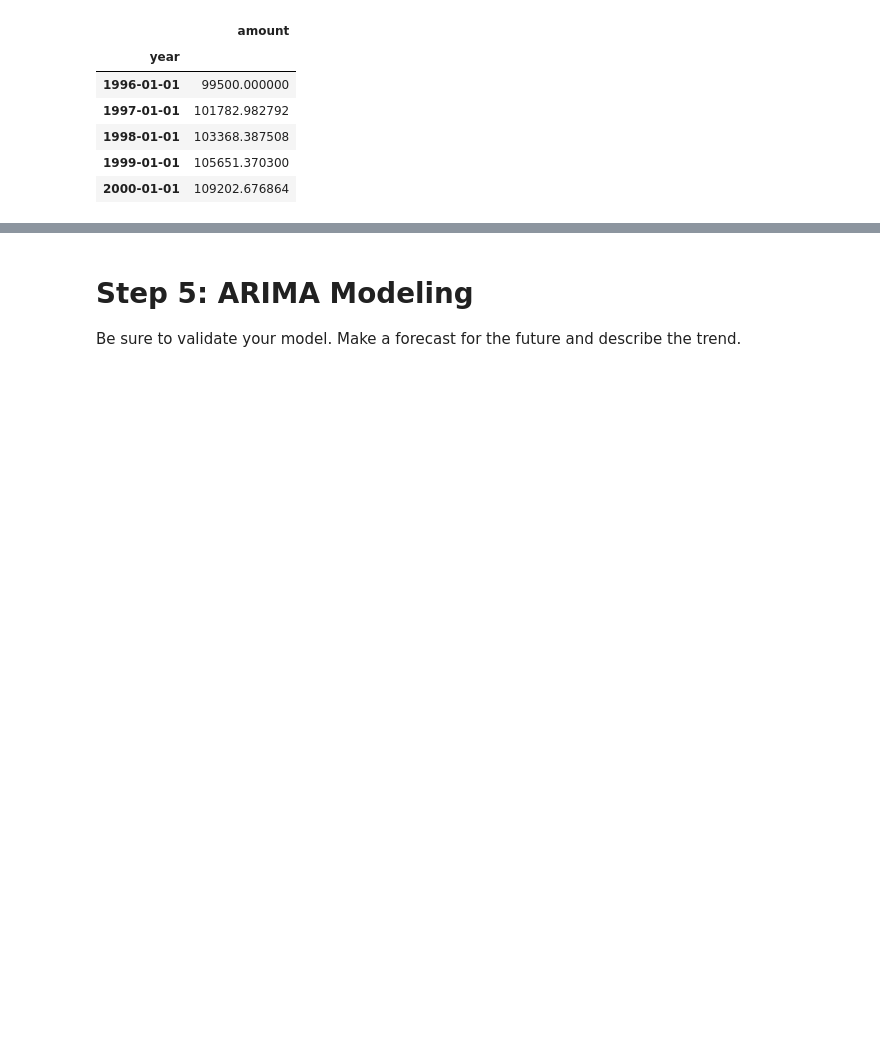
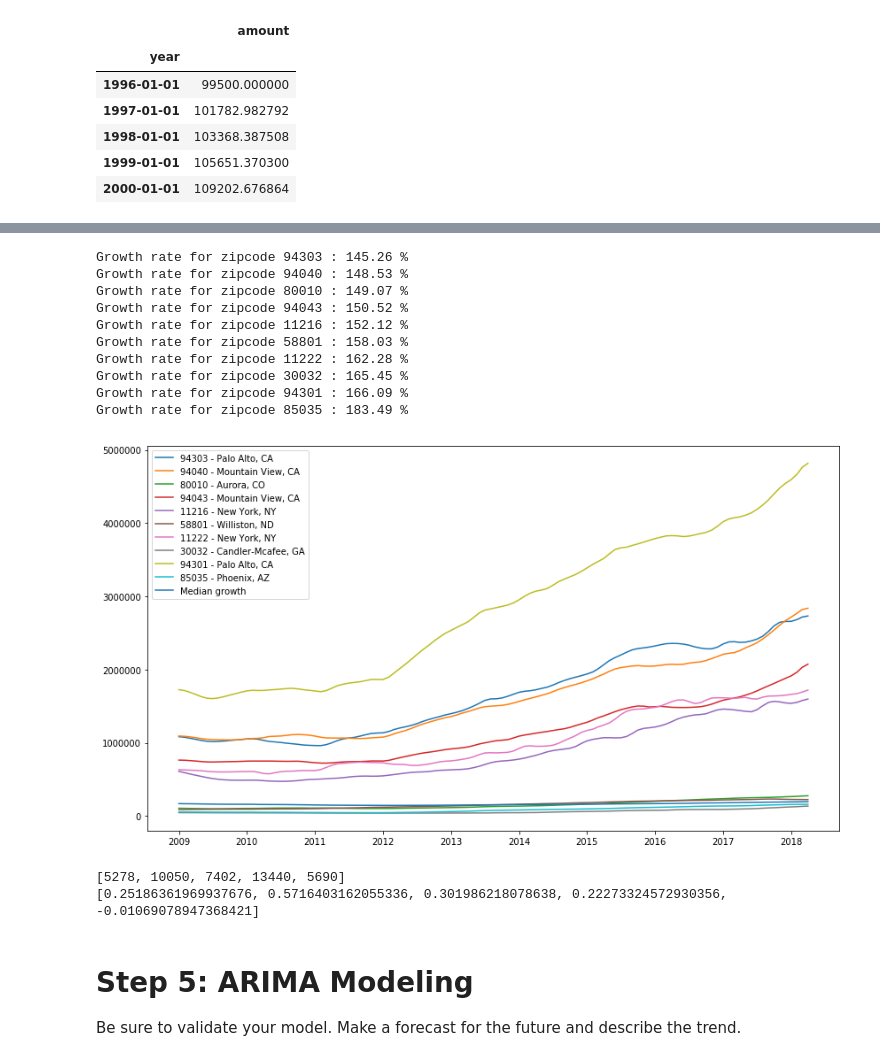
Before and after one commit to zapatos24/mod_4_project, a Jupyter notebook: owens_wip.ipynb, the cells around one changed output, grey strips where cells are left out. Saved outputs shown, nothing was run; the diff lists cells and outputs as text; code cells hidden in the pictures; blank space fills up the shorter version.

```diff
--- a/owens_wip.ipynb
+++ b/owens_wip.ipynb
@@ -246,0 +251,14 @@ plot_growth()
+# %%
+plot_growth(start_year='2009', end_year='2018', how_many=10)
+# %% [output]
+Growth rate for zipcode 94303 : 145.26 %
+Growth rate for zipcode 94040 : 148.53 %
+Growth rate for zipcode 80010 : 149.07 %
+Growth rate for zipcode 94043 : 150.52 %
+Growth rate for zipcode 11216 : 152.12 %
+Growth rate for zipcode 58801 : 158.03 %
+Growth rate for zipcode 11222 : 162.28 %
+Growth rate for zipcode 30032 : 165.45 %
+Growth rate for zipcode 94301 : 166.09 %
+Growth rate for zipcode 85035 : 183.49 %
+[figure, added]
@@ -246,0 +270,7 @@ plot_growth()
+# %%
+indexes = sorted(range(len(percent_growth_by_zip)),
+                 key=lambda i: percent_growth_by_zip[i], reverse=False)
+print(indexes[:5])
+# %% [output]
+[5278, 10050, 7402, 13440, 5690]
+[0.25186361969937676, 0.5716403162055336, 0.301986218078638, 0.22273324572930356, -0.01069078947368421]
```
Also changed, not shown: parts of 21 cells of this notebook.
